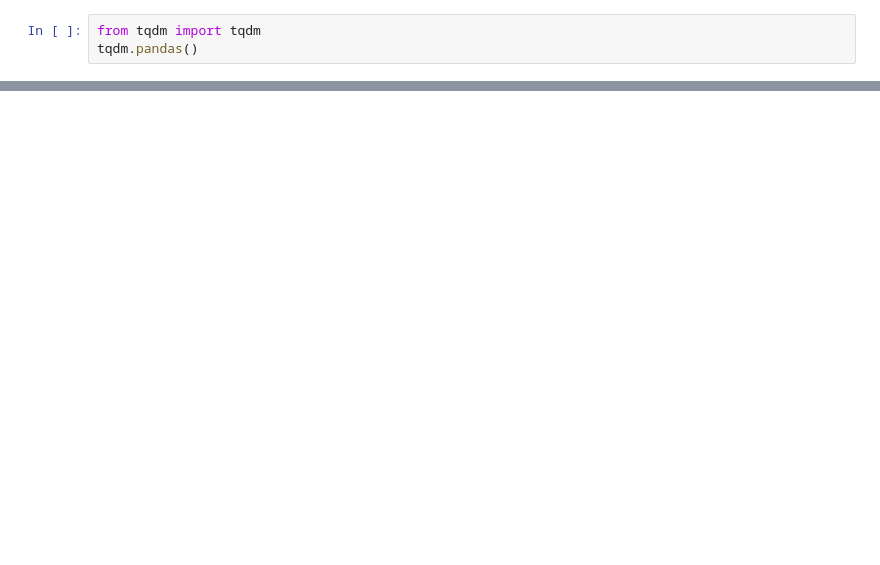
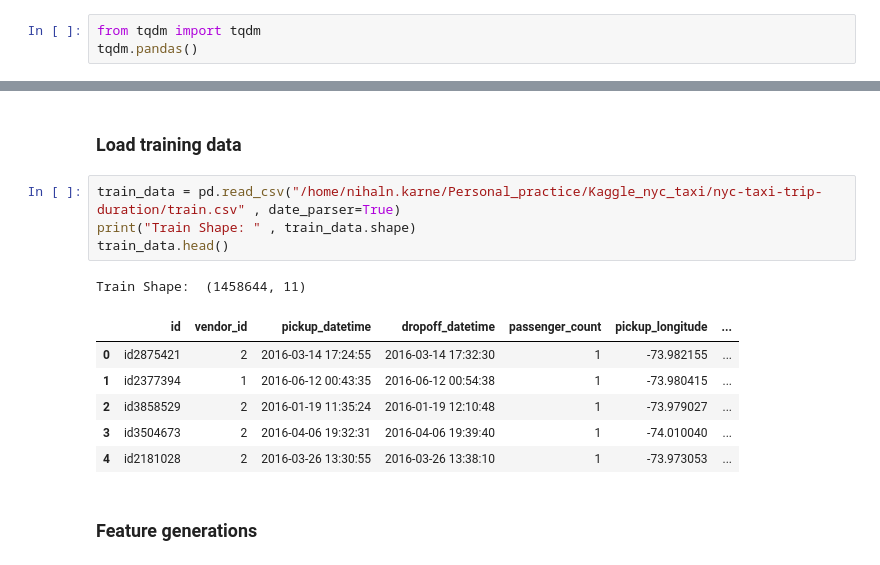
Before and after one commit to jayjagtap/New-York-Taxi-Trip-Duration, a Jupyter notebook: Taxi Trip Duration.ipynb, the cells around one changed output, grey strips where cells are left out. Saved outputs shown, nothing was run; the diff lists cells and outputs as text; blank space fills up the shorter version.

Commit message:
Train Test pipeline code updated

```diff
--- a/Taxi Trip Duration.ipynb
+++ b/Taxi Trip Duration.ipynb
@@ -285,0 +131,16 @@ print("{} seconds".format(time.time() - start_time))
+# %% [markdown]
+### Load training data
+# %%
+train_data = pd.read_csv("/home/nihaln.karne/Personal_practice/Kaggle_nyc_taxi/nyc-taxi-trip-duration/train.csv" , date_parser=True)
+print("Train Shape: " , train_data.shape)
+train_data.head()
+# %% [output]
+Train Shape:  (1458644, 11)
+|  | id | vendor_id | pickup_datetime | dropoff_datetime | passenger_count | pickup_longitude | ... |
+| 0 | id2875421 | 2 | 2016-03-14 17:24:55 | 2016-03-14 17:32:30 | 1 | -73.982155 | ... |
+| 1 | id2377394 | 1 | 2016-06-12 00:43:35 | 2016-06-12 00:54:38 | 1 | -73.980415 | ... |
+| 2 | id3858529 | 2 | 2016-01-19 11:35:24 | 2016-01-19 12:10:48 | 1 | -73.979027 | ... |
+| 3 | id3504673 | 2 | 2016-04-06 19:32:31 | 2016-04-06 19:39:40 | 1 | -74.010040 | ... |
+| 4 | id2181028 | 2 | 2016-03-26 13:30:55 | 2016-03-26 13:38:10 | 1 | -73.973053 | ... |
+# %% [markdown]
+### Feature generations
```
Also changed, not shown: parts of 70 cells of this notebook, 1 other file.
